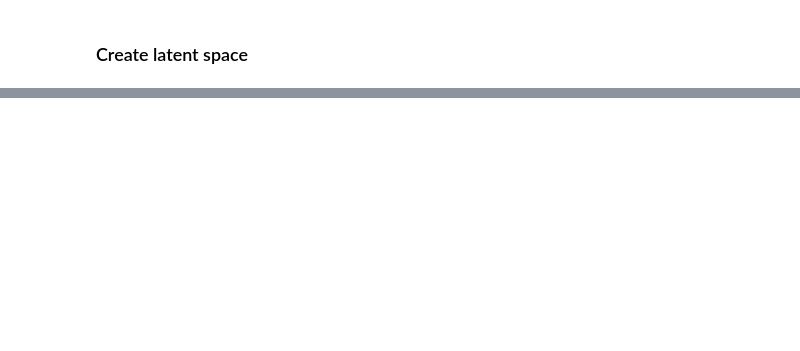
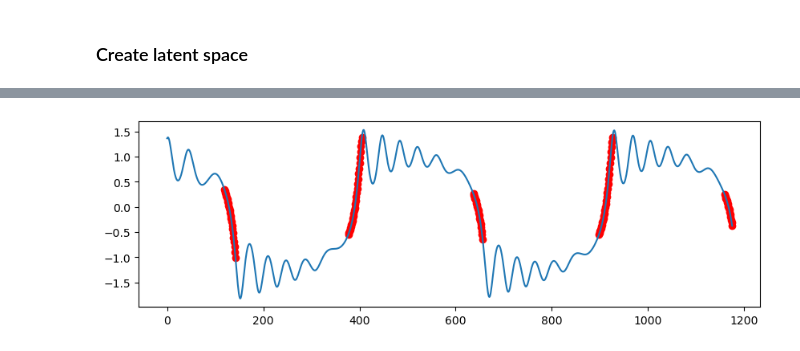
Before and after one commit to maalberg/kind, a Jupyter notebook: examples/regimes/duffing/02_regime_discovery.ipynb, the cells around one changed output, grey strips where cells are left out. Saved outputs shown, nothing was run; the diff lists cells and outputs as text; code cells hidden in the pictures; blank space fills up the shorter version.

```diff
--- a/examples/regimes/duffing/02_regime_discovery.ipynb
+++ b/examples/regimes/duffing/02_regime_discovery.ipynb
@@ -223,0 +258,13 @@ plt.show()
+# %%
+test_data = data[data_start:(data_end - 1), 64, 0]
+test_time = np.arange(len(test_data))
+
+idx_nom = rho < rho_star
+idx_exc = rho >= rho_star
+
+plt.figure(figsize=(10,3))
+plt.plot(test_time, test_data)
+plt.scatter(test_time[idx_exc], test_data[test_time[idx_exc]], color='red')
+plt.show()
+# %% [output]
+[figure, added]
```
Also changed, not shown: parts of 11 cells of this notebook.
